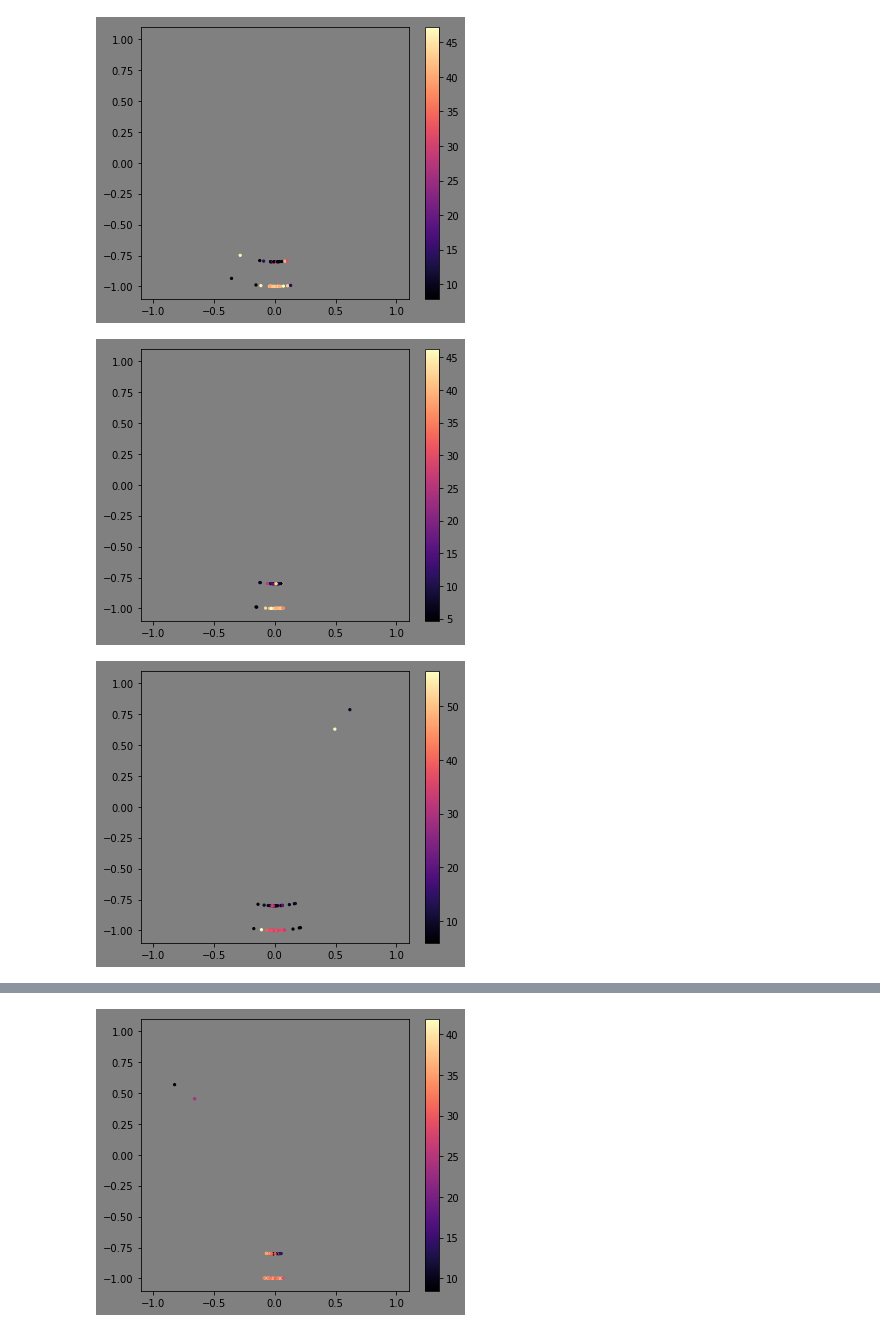
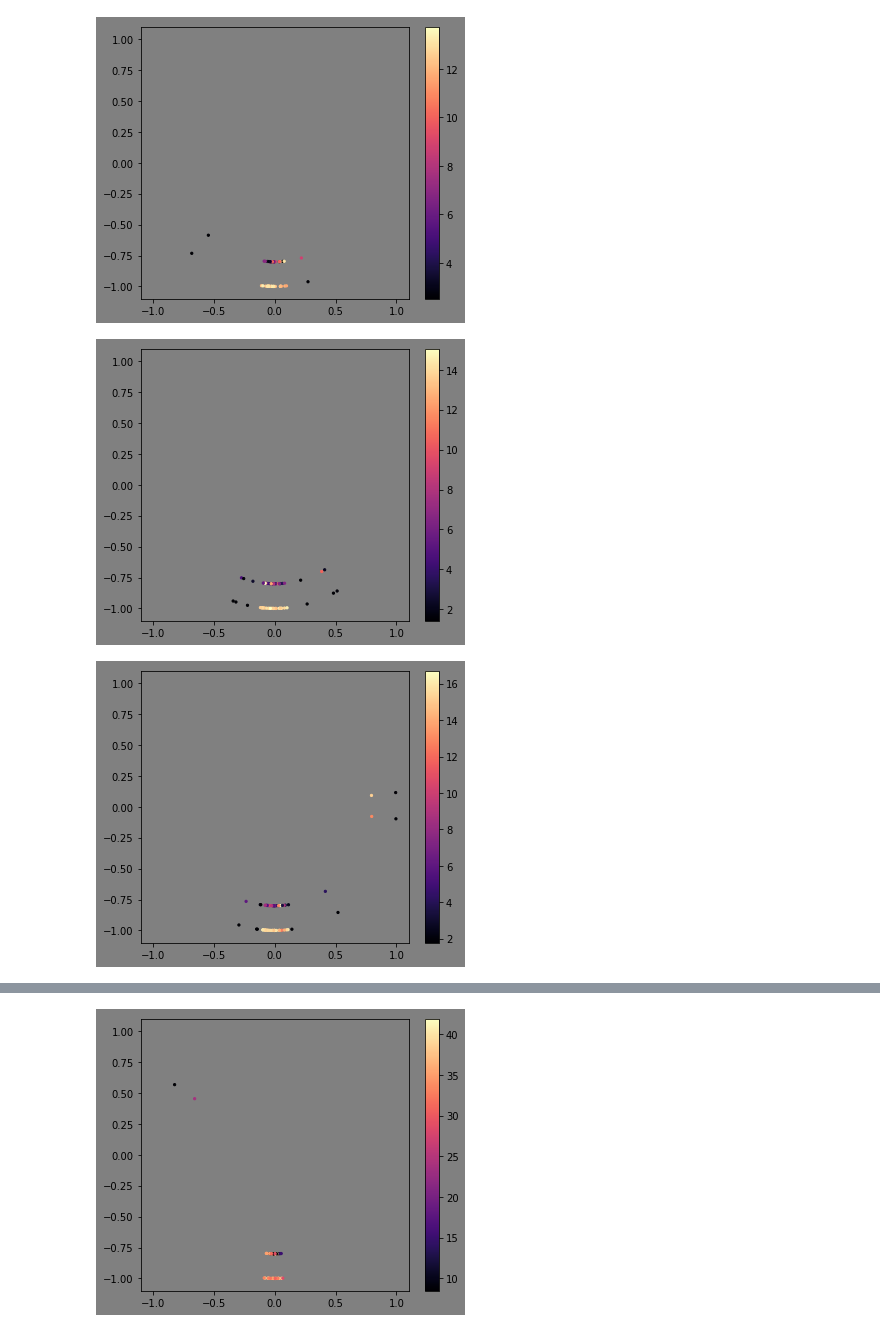
Before and after one commit to ven-kyoshiro/gated_curiosity, a Jupyter notebook: script/health_check_tool.ipynb, the cells around one changed output, grey strips where cells are left out. Cells and saved outputs as stored; diff of their text form; code cells hidden in the pictures.

```diff
--- a/script/health_check_tool.ipynb
+++ b/script/health_check_tool.ipynb
@@ -122,0 +128,5 @@ draw_int_rew(data,200,gate=True)
+# %%
+num = 0
+with open(all_names[num],mode='rb') as f:
+    data = pickle.load(f)
+draw_int_rew(data,100,gate=True)
@@ -122,0 +135,5 @@ draw_int_rew(data,200,gate=True)
+# %%
+num = 5
+with open(all_names[num],mode='rb') as f:
+    data = pickle.load(f)
+draw_int_rew(data,100,gate=True)
@@ -122,0 +142,5 @@ draw_int_rew(data,200,gate=True)
+# %%
+num = 5
+with open(all_names[num],mode='rb') as f:
+    data = pickle.load(f)
+draw_int_rew(data,200,gate=True)
@@ -123,22 +149,22 @@ draw_int_rew(data,200,gate=True)
 # %%
-num = 19
+num = 5
 with open(all_names[num],mode='rb') as f:
     data = pickle.load(f)
 draw_int_rew(data,300,gate=True)
 # %% [output]
-[figure, old version]
+[figure, new version]
 # %%
-num = 19
+num = 5
 with open(all_names[num],mode='rb') as f:
     data = pickle.load(f)
 draw_int_rew(data,400,gate=True)
 # %% [output]
-[figure, old version]
+[figure, new version]
 # %%
-num = 19
+num = 5
 with open(all_names[num],mode='rb') as f:
     data = pickle.load(f)
 draw_int_rew(data,500,gate=True)
 # %% [output]
-[figure, old version]
+[figure, new version]
 # %%
```
Also changed, not shown: parts of 22 cells of this notebook, 4 other files.
